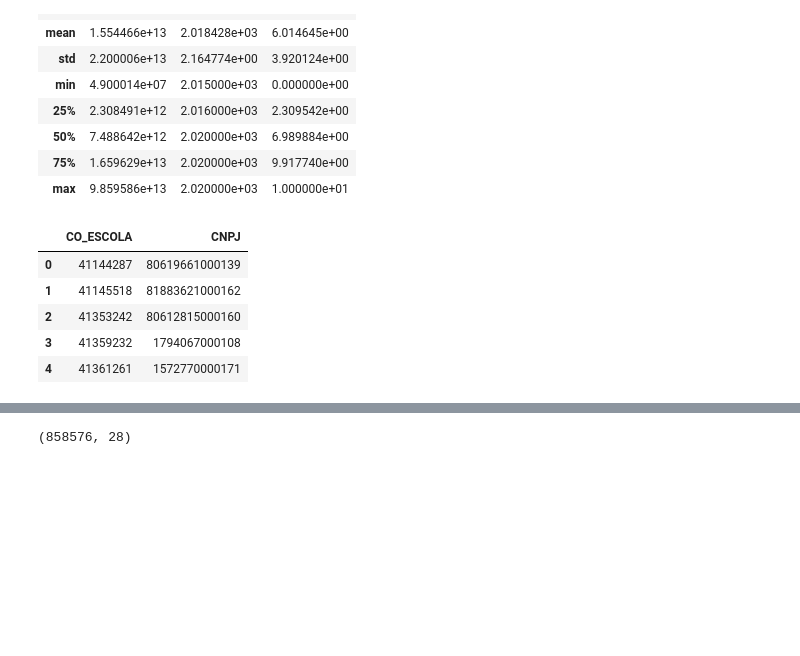
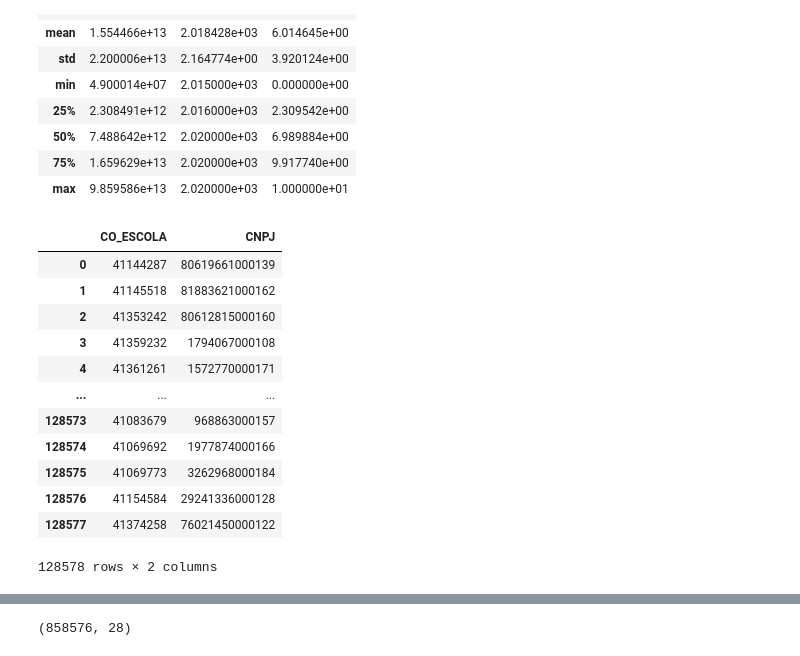
Before and after one commit to Fernandateireis/pol_edu, a Jupyter notebook: notebooks/pre-processing-merge.ipynb, the cells around one changed output, grey strips where cells are left out. Drawn from its saved outputs; the diff is of its cells as text; code cells hidden in the pictures; blank space fills up the shorter version.

```diff
--- a/notebooks/pre-processing-merge.ipynb
+++ b/notebooks/pre-processing-merge.ipynb
@@ -115,14 +119,21 @@ df.describe()
 # %%
 escola = pd.read_csv('/home/freitas/Downloads/internet2/data/Chave_escolas_censo.csv')
 escola = escola[['CO_ESCOLA','NU_CGC_ENTIDADE']]
 escola.rename(columns={'NU_CGC_ENTIDADE':'CNPJ'},inplace=True)
-escola.head()
+escola
 # %% [output]
 |  | CO_ESCOLA | CNPJ |
 | 0 | 41144287 | 80619661000139 |
 | 1 | 41145518 | 81883621000162 |
 | 2 | 41353242 | 80612815000160 |
 | 3 | 41359232 | 1794067000108 |
 | 4 | 41361261 | 1572770000171 |
+| ... | ... | ... |
+| 128573 | 41083679 | 968863000157 |
+| 128574 | 41069692 | 1977874000166 |
+| 128575 | 41069773 | 3262968000184 |
+| 128576 | 41154584 | 29241336000128 |
+| 128577 | 41374258 | 76021450000122 |
+128578 rows × 2 columns
 # %%
 merge_iex_escola = pd.merge(df, escola, on='CNPJ', how='left')
```
Also changed, not shown: parts of 13 cells of this notebook.
